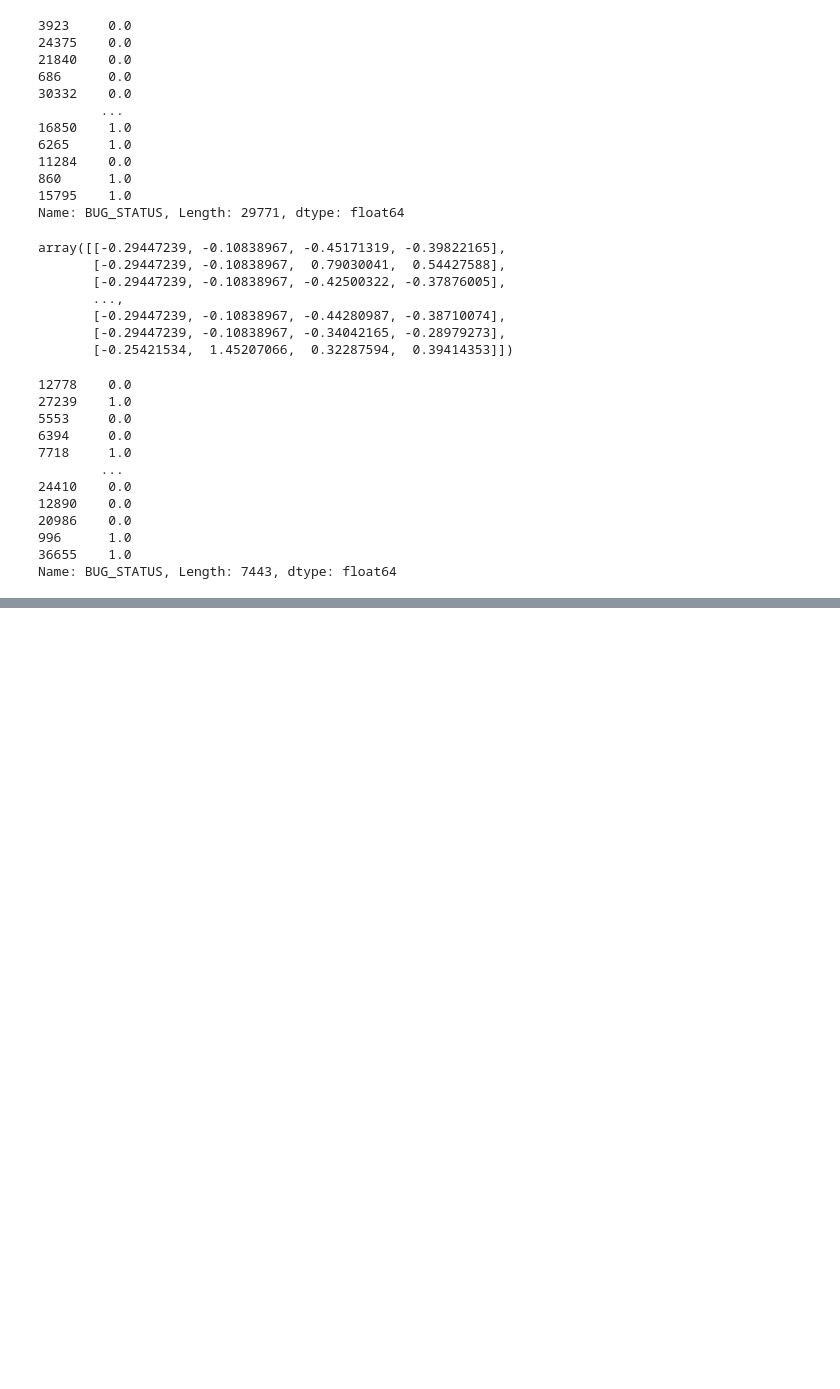
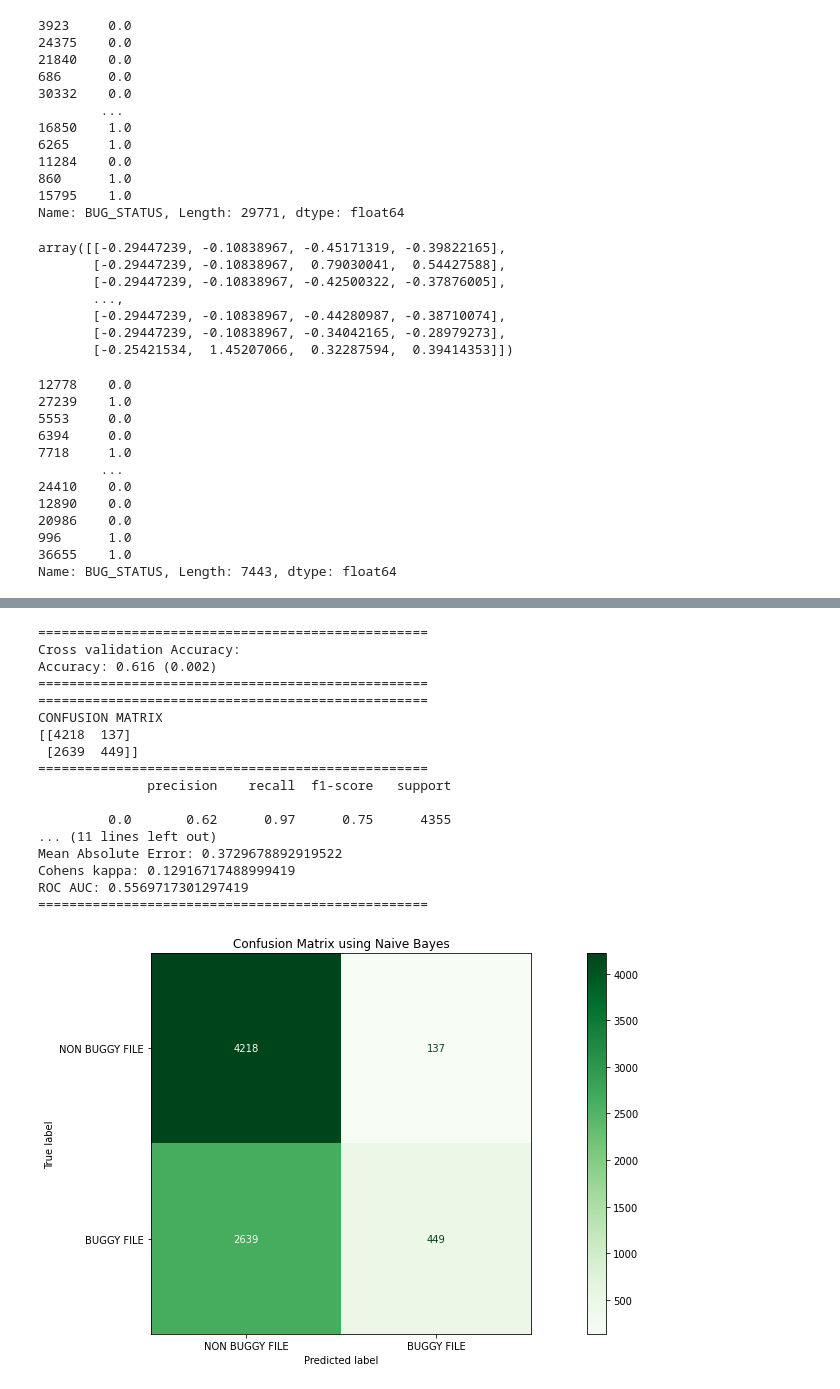
Before and after one commit to bramha574/SDP, a Jupyter notebook: softwaredefectprediction_code_metrics.ipynb, the cells around one changed output, grey strips where cells are left out. Drawn from its saved outputs; the diff is of its cells as text; code cells hidden in the pictures; blank space fills up the shorter version.

```diff
--- a/softwaredefectprediction_code_metrics.ipynb
+++ b/softwaredefectprediction_code_metrics.ipynb
@@ -669,25 +703,11 @@ print('Accuracy: %.3f (%.3f)' % (mean(scores), std(scores)))
 print(50*"=")
 
 #====================================================================================================
-print(50*"=")
-print("GRID SEARCH FOR Random Forest")
 
-params = {
-    "random_state":range(30,40)}
-gs_nb = GridSearchCV(model,
-                      param_grid=params,
-                      scoring='accuracy',
-                      cv=10)
-gs_nb.fit(X_train, y_train)
-
-print("Best Parameters")
-print(gs_nb.best_params_)
-
-print("Best estimaters")
-print(gs_nb.best_estimator_)
+model.fit(X_train, y_train)
 
 #Predicting Bugs
-y_pred = gs_nb.best_estimator_.predict(X_test)
+y_pred = model.predict(X_test)
 
 #CONFUSION MATRIX
 print(50*"=")
@@ -701,7 +721,7 @@ plt.rcParams["figure.figsize"] = (20,7)
 
 class_names=['NON BUGGY FILE','BUGGY FILE']
 
-confusion = plot_confusion_matrix(gs_nb.best_estimator_,X_test,y_test,
+confusion = plot_confusion_matrix(model,X_test,y_test,
                                  display_labels=class_names,
                                  cmap=plt.cm.Greens,
                                  normalize=None, values_format = '.0f')
@@ -709,33 +729,52 @@ confusion = plot_confusion_matrix(gs_nb.best_estimator_,X_test,y_test,
 
 confusion.ax_.set_title("Confusion Matrix using Naive Bayes")
 
 print(50*"=")
 print(classification_report(y_test,y_pred))
 print(50*"=")
 #====================================================================================================
 
 # Model Accuracy: how often is the classifier correct?
 RF_Accuracy = metrics.accuracy_score(y_test, y_pred)
 print("Accuracy:",RF_Accuracy)
 
 # Model Precision: what percentage of positive tuples are labeled as such?
 print("Precision:",metrics.precision_score(y_test, y_pred))
 
 # Model Recall: what percentage of positive tuples are labelled as such?
 print("Recall:",metrics.recall_score(y_test, y_pred))
 
 #Calculate F1 Score
 print("F1 Score:",metrics.f1_score(y_test, y_pred))
 
 #Calculate Mean Absolute Error
 print("Mean Absolute Error:",metrics.mean_absolute_error(y_test, y_pred))
 
 # kappa
 print("Cohens kappa:", metrics.cohen_kappa_score(y_test, y_pred))
 
 # ROC AUC
 print("ROC AUC:", metrics.roc_auc_score(y_test, y_pred))
 print(50*"=")
+# %% [output]
+==================================================
+Cross validation Accuracy:
+Accuracy: 0.616 (0.002)
+==================================================
+==================================================
+CONFUSION MATRIX
+[[4218  137]
+ [2639  449]]
+==================================================
+              precision    recall  f1-score   support
+
+         0.0       0.62      0.97      0.75      4355
+... (11 lines left out)
+Mean Absolute Error: 0.3729678892919522
+Cohens kappa: 0.12916717488999419
+ROC AUC: 0.5569717301297419
+==================================================
+[figure, added]
 # %%
 # Multilayer perceptron
 from numpy import mean
```
Also changed, not shown: parts of 9 cells of this notebook.
